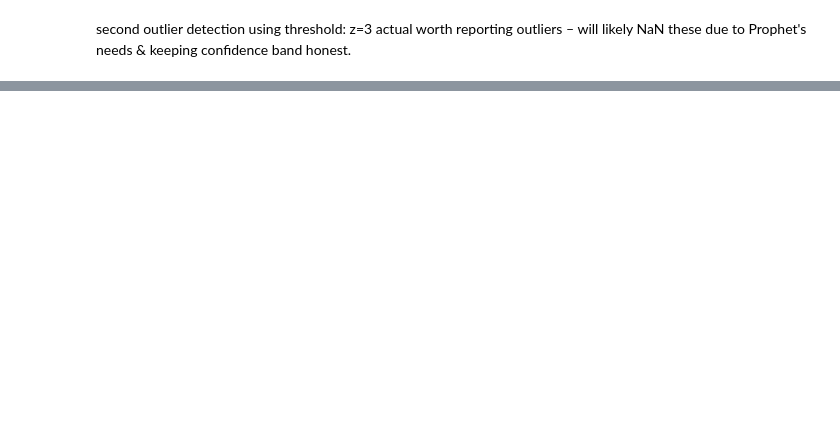
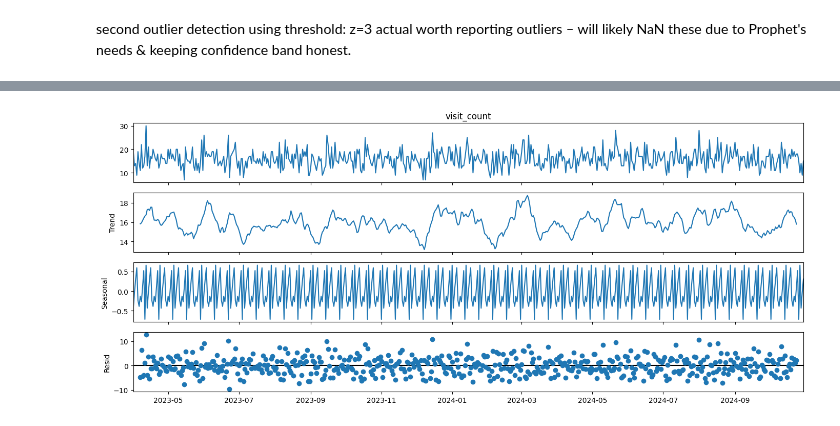
Before and after one commit to Mikayla-ds2/surge-sense, a Jupyter notebook: time_series_eda.ipynb, the cells around one changed output, grey strips where cells are left out. Drawn from its saved outputs; the diff is of its cells as text; code cells hidden in the pictures; blank space fills up the shorter version.

Commit message:
finished seasonal decomposition plot

```diff
--- a/time_series_eda.ipynb
+++ b/time_series_eda.ipynb
@@ -271,5 +526,10 @@ outliers_iqr.head(10)
 # %%
 # seasonal decomposition - months
-decomp = seasonal_decompose(data.visit_count, model='additive', period=12)
-decomp.plot()
+seasonal_data = data.sort_values('admission_day').set_index('admission_day')['visit_count']
+decomp = seasonal_decompose(seasonal_data, model='additive', period=12)
+fig = decomp.plot()
+fig.set_size_inches(14, 6)
+fig.tight_layout()
 plt.show()
+# %% [output]
+[figure, added]
```
Also changed, not shown: parts of 31 cells of this notebook, 1 other file.
